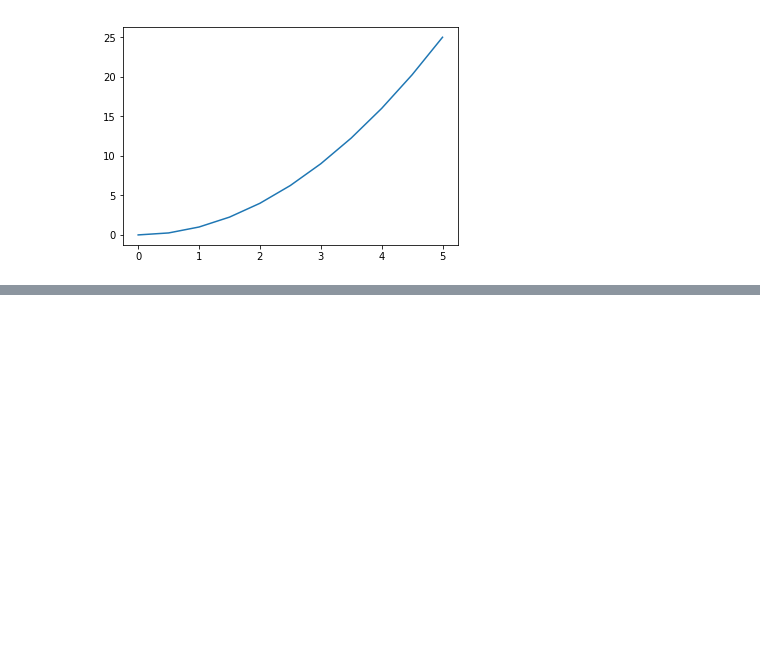
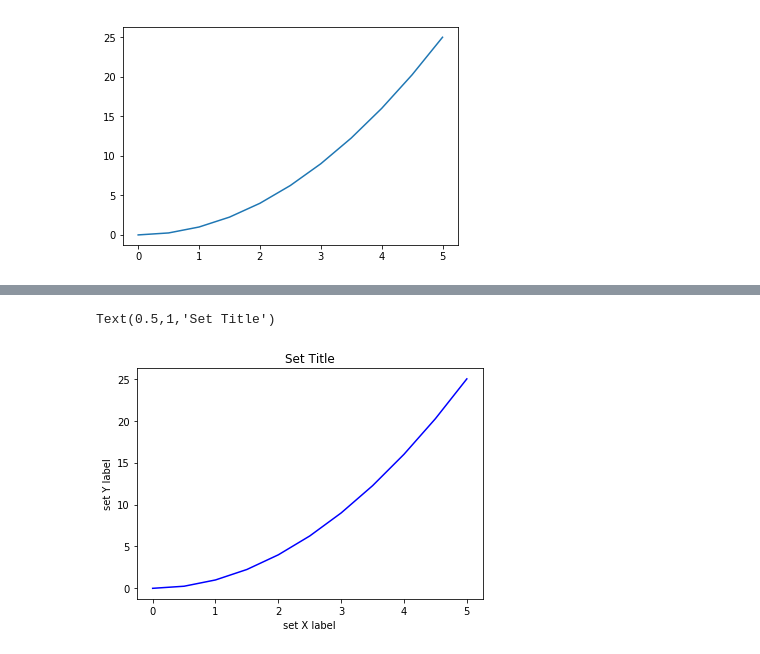
Before and after one commit to IORD1/ml_with_python, a Jupyter notebook: Matplolib.ipynb, the cells around one changed output, grey strips where cells are left out. Cells and saved outputs as stored; diff of their text form; code cells hidden in the pictures; blank space fills up the shorter version.

```diff
--- a/Matplolib.ipynb
+++ b/Matplolib.ipynb
@@ -26,0 +41,16 @@ plt.title('String title here')
+# %%
+#Create Figure (empty Canvas)
+fig = plt.figure()
+
+#Add set of axes to figure
+axes = fig.add_axes([0.1,0.1,0.8,0.8]) # left, botton, widht, height (range 0)
+
+#plot on that set of axes
+
+axes.plot(x,y,'b')
+axes.set_xlabel('set X label') #Notice the use of set to begin methods
+axes.set_ylabel("set Y label")
+axes.set_title('Set Title')
+# %% [output]
+Text(0.5,1,'Set Title')
+[figure, added]
```
Also changed, not shown: parts of 11 cells of this notebook.
